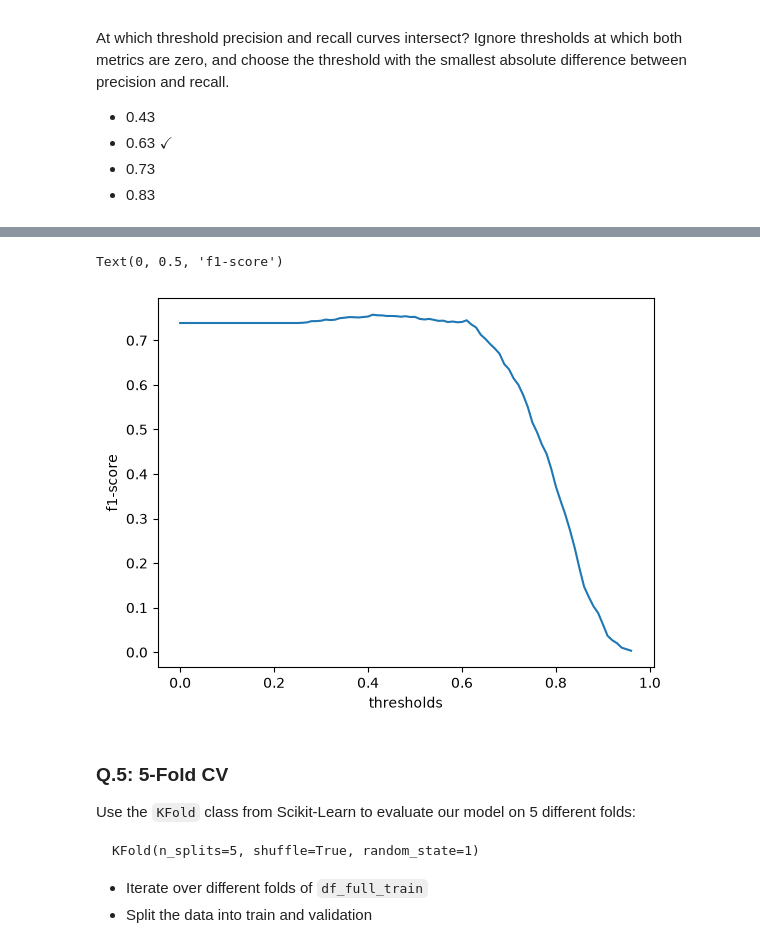
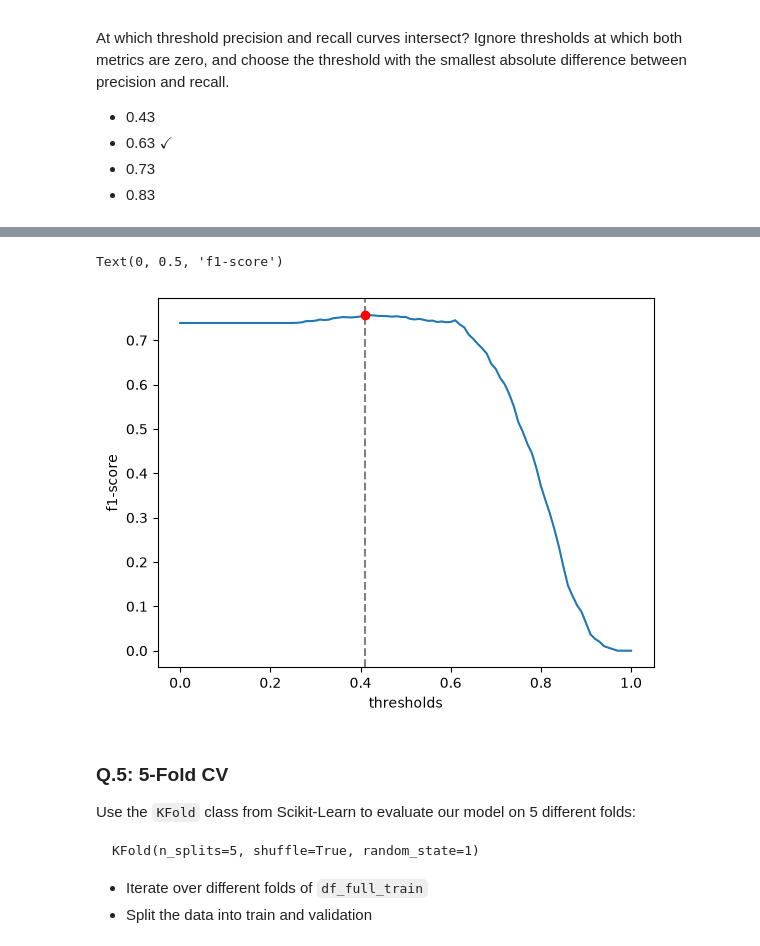
Before and after one commit to RwinRad/ml-forge, a Jupyter notebook: 04-evaluation/homework.ipynb, the cells around one changed output, grey strips where cells are left out. Cells and saved outputs as stored; diff of their text form; code cells hidden in the pictures.

```diff
--- a/04-evaluation/homework.ipynb
+++ b/04-evaluation/homework.ipynb
@@ -153,3 +160,10 @@ df_scores = pd.DataFrame(scores, columns=columns)
 
 df_scores['precision'] = df_scores.tp / (df_scores.tp + df_scores.fp)
 df_scores['recall'] = df_scores.tp / (df_scores.tp + df_scores.fn)
+df_scores['diff'] = abs(df_scores.precision - df_scores.recall)
+
+idx = df_scores['diff'].idxmin()
+threshold = df_scores.threshold.iloc[idx]
+precision = df_scores.loc[idx, 'precision']
+recall = df_scores.loc[idx, 'recall']
+print(threshold, precision, recall)
@@ -181,4 +205,4 @@ At which threshold F1 is maximal?
 - 0.61
 - 0.81
 # %%
-df_scores['f1'] = 2 * ((df_scores.precision * df_scores.recall) / (df_scores.precision + df_scores.recall))
+df_scores['f1'] = 2 * ((df_scores.precision * df_scores.recall) / (df_scores.precision + df_scores.recall)).fillna(0)
@@ -190,10 +209,16 @@ df_scores[df_scores.f1 == df_scores.f1.max()]
 # %%
+idx = df_scores.f1.idxmax()
+t = df_scores.threshold.iloc[idx]
+f = df_scores.loc[idx, 'f1']
+
 plt.plot(df_scores.threshold, df_scores.f1)
+plt.scatter(t, f, color='red', zorder=5)
+plt.axvline(t, color='gray', linestyle='--')
 plt.xlabel('thresholds')
 plt.ylabel('f1-score')
 # %% [output]
 Text(0, 0.5, 'f1-score')
-[figure, old version]
+[figure, new version]
 # %% [markdown]
 ### Q.5: 5-Fold CV
 
```
Also changed, not shown: parts of 5 cells of this notebook.
